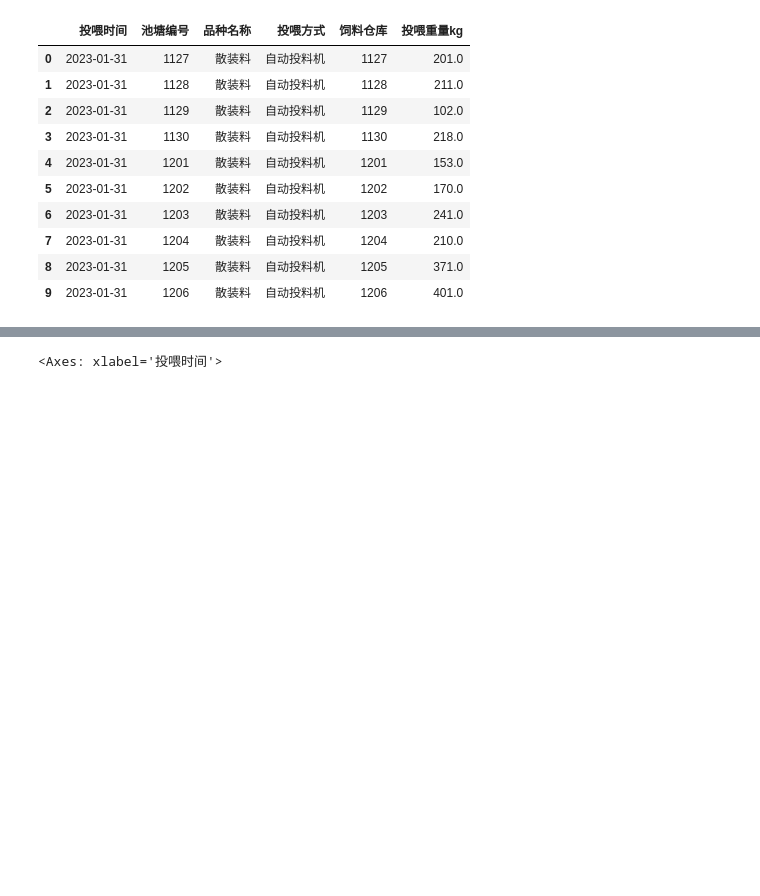
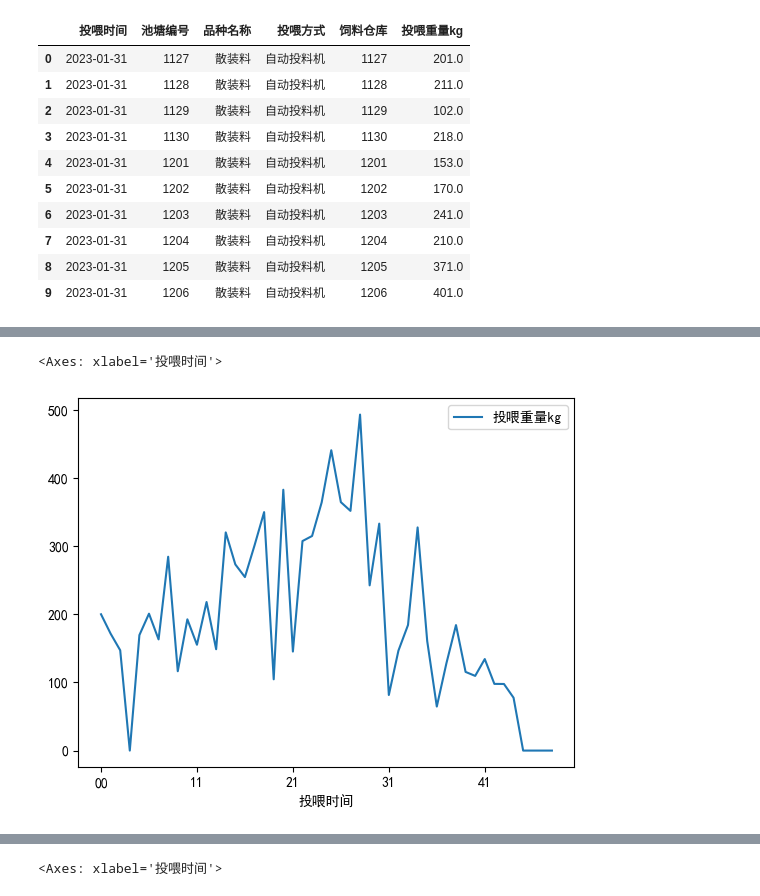
Before and after one commit to davidsxf/Python-for-Data-Analysis, a Jupyter notebook: fishFeedStock.ipynb, the cells around one changed output, grey strips where cells are left out. Cells and saved outputs as stored; diff of their text form; code cells hidden in the pictures; blank space fills up the shorter version.

```diff
--- a/fishFeedStock.ipynb
+++ b/fishFeedStock.ipynb
@@ -28,0 +72,11 @@ df.head(10)
+# %%
+df_week = df_2023.groupby(['池塘编号', df_2023['投喂时间'].dt.strftime('%W')])['投喂重量kg'].mean()
+#reset_index() 方法将索引变回普通列
+df_week = df_week.reset_index()
+# df_week.head()
+df_week.to_excel('week.xlsx',index=True)
+# %%
+df_week.where(df_week["池塘编号"] == '1111').plot(x='投喂时间', y='投喂重量kg')
+# %% [output]
+<Axes: xlabel='投喂时间'>
+[figure, added]
```
Also changed, not shown: parts of 14 cells of this notebook, 22 other files.
